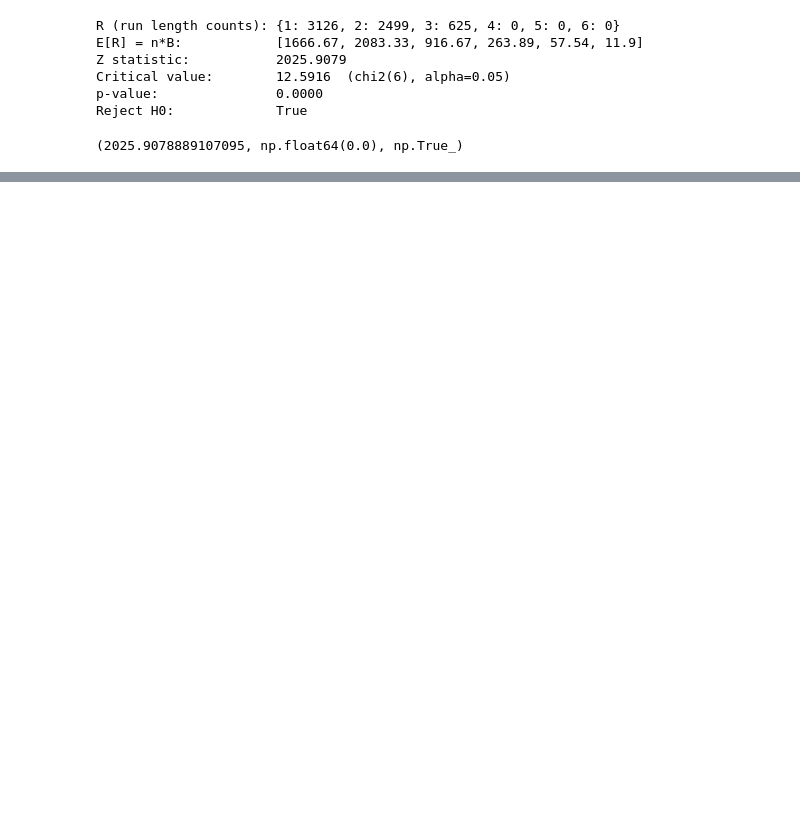
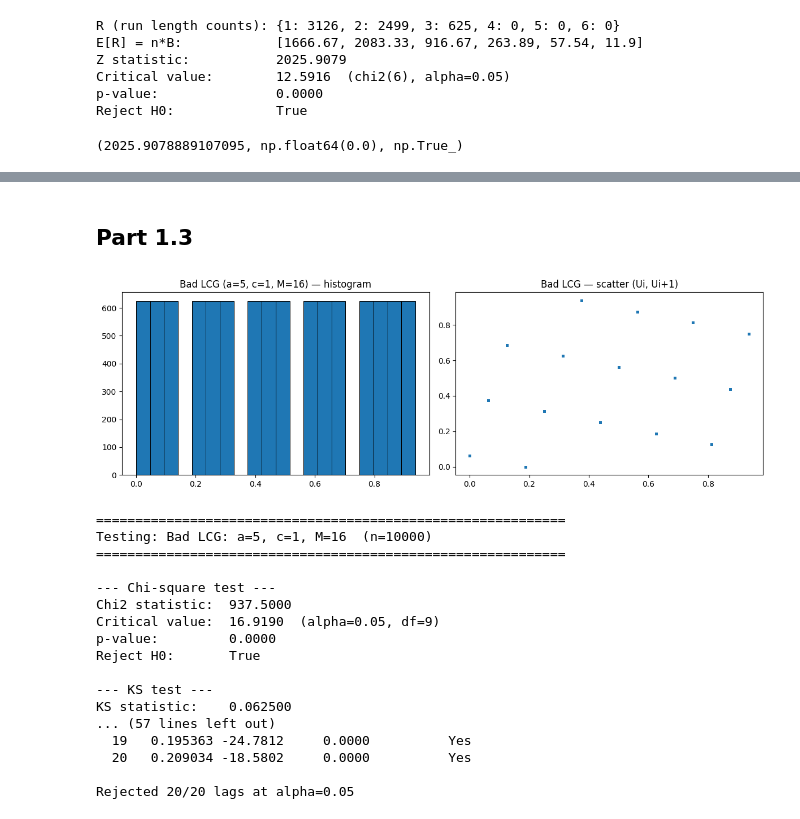
Before and after one commit to kris907j/Stochastic_sim, a Jupyter notebook: Exercises/Viktor/Viktor_Ex1.ipynb, the cells around one changed output, grey strips where cells are left out. Drawn from its saved outputs; the diff is of its cells as text; code cells hidden in the pictures; blank space fills up the shorter version.

```diff
--- a/Exercises/Viktor/Viktor_Ex1.ipynb
+++ b/Exercises/Viktor/Viktor_Ex1.ipynb
@@ -103,7 +104,7 @@ def run_test1(observed: list[int], alpha: float = 0.05):
 
     mu    = (2 * n1 * n2) / n + 1
     var = math.sqrt((2 * n1 * n2 * (2 * n1 * n2 - n)) / (n**2 * (n - 1)))
-    Z = (R - var) / var
+    Z = (R - mu) / var
 
     p_value = math.erfc(abs(Z) / math.sqrt(2))
 
@@ -333,0 +345,5 @@ Reject H0:             True
+# %%
+# Apply correlation test to the initial (bad) LCG
+out_norm = [x / 16 for x in out]
+print('=== Correlation test — initial LCG (a=5, c=1, M=16) ===')
+correlation_test(out_norm)
@@ -333,0 +368,31 @@ Reject H0:             True
+# %% [markdown]
+## Part 1.3
+# %%
+# Bad LCG (a=5, c=1, M=16) — visual + all 5 tests
+fig, axes = plt.subplots(1, 2, figsize=(12, 4))
+axes[0].hist(out_norm, bins=20, edgecolor='black', linewidth=0.7)
+axes[0].set_title('Bad LCG (a=5, c=1, M=16) — histogram')
+axes[1].scatter(out_norm[:-1], out_norm[1:], s=5, alpha=0.5)
+axes[1].set_title('Bad LCG — scatter (Ui, Ui+1)')
+plt.tight_layout(); plt.show()
+
+run_all_tests(out_norm, label='Bad LCG: a=5, c=1, M=16')
+# %% [output]
+[figure, added]
+============================================================
+Testing: Bad LCG: a=5, c=1, M=16  (n=10000)
+============================================================
+
+--- Chi-square test ---
+Chi2 statistic:  937.5000
+Critical value:  16.9190  (alpha=0.05, df=9)
+p-value:         0.0000
+Reject H0:       True
+
+--- KS test ---
+KS statistic:    0.062500
+... (57 lines left out)
+  19   0.195363 -24.7812     0.0000          Yes
+  20   0.209034 -18.5802     0.0000          Yes
+
+Rejected 20/20 lags at alpha=0.05
```
Also changed, not shown: parts of 14 cells of this notebook, 6 other files.
